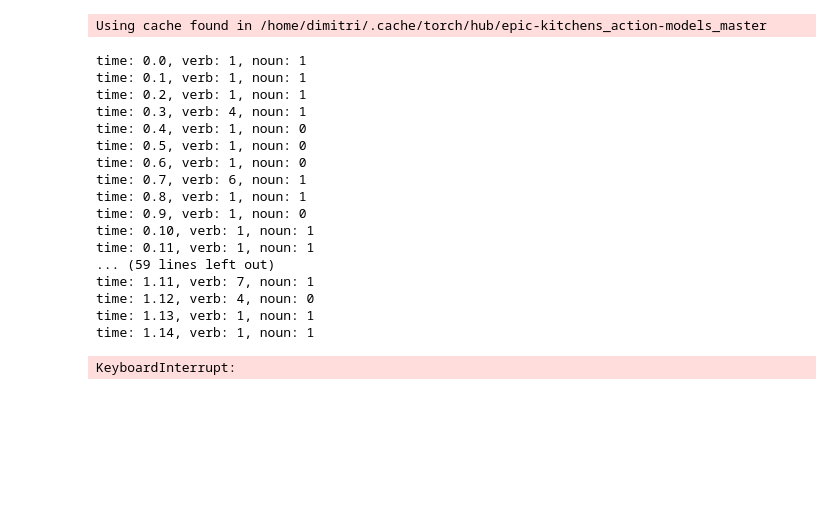
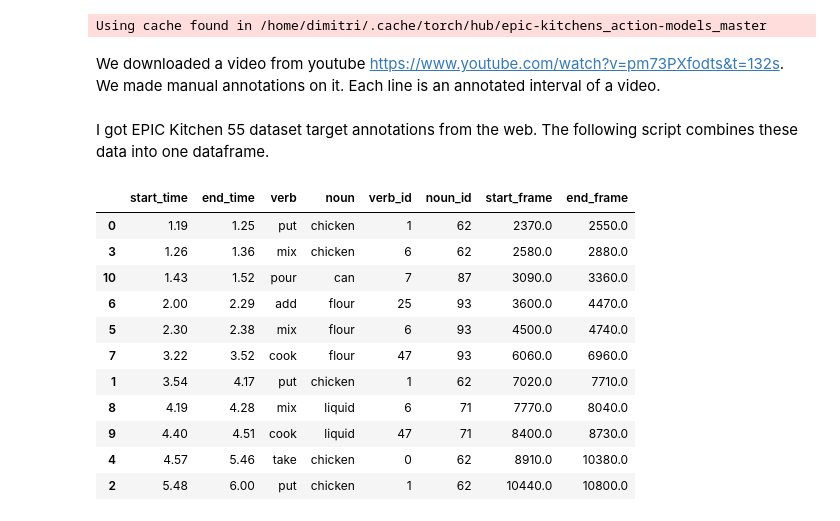
Before and after one commit to dmch-1/epic_kitchen, a Jupyter notebook: epic_kitchen_run_models.ipynb, the cells around one changed output. Cells and saved outputs as stored; diff of their text form; code cells hidden in the pictures; blank space fills up the shorter version.

```diff
--- a/epic_kitchen_run_models.ipynb
+++ b/epic_kitchen_run_models.ipynb
@@ -96,39 +89,3 @@ transform=torchvision.transforms.Compose([
-# %%
-dir_name = os.path.join("../data", "P01_11")
-
-segment_size = 30
-segment_num = 8
-
-step = 30
-frames_n = len(os.listdir(dir_name))
-for k in range(1, frames_n - segment_num * segment_size, step):
-    image_paths = [os.path.join(dir_name, "frame_{}.jpg".format(str(k + i * segment_size).zfill(10))) for i in range(segment_num)]
-    images = [Image.open(image_p).convert('RGB') for image_p in image_paths]
-    inputs = transform(images)
-    features = tsn.features(inputs)
-    verb_logits, noun_logits = tsn.logits(features)
-    print("time: {}.{}, verb: {}, noun: {}".format(
-          (k // segment_size) // 60,
-          (k // segment_size) % 60,
-          torch.argmax(noun_logits).item(),
-          torch.argmax(verb_logits).item()
-         ))
-# %% [output]
-time: 0.0, verb: 1, noun: 1
-time: 0.1, verb: 1, noun: 1
-time: 0.2, verb: 1, noun: 1
-time: 0.3, verb: 4, noun: 1
-time: 0.4, verb: 1, noun: 0
-time: 0.5, verb: 1, noun: 0
-time: 0.6, verb: 1, noun: 0
-time: 0.7, verb: 6, noun: 1
-time: 0.8, verb: 1, noun: 1
-time: 0.9, verb: 1, noun: 0
-time: 0.10, verb: 1, noun: 1
-time: 0.11, verb: 1, noun: 1
-... (59 lines left out)
-time: 1.11, verb: 7, noun: 1
-time: 1.12, verb: 4, noun: 0
-time: 1.13, verb: 1, noun: 1
-time: 1.14, verb: 1, noun: 1
-KeyboardInterrupt:
+# %% [markdown]
+We downloaded a video from youtube https://www.youtube.com/watch?v=pm73PXfodts&t=132s.
+We made manual annotations on it. Each line is an annotated interval of a video.
@@ -134,0 +105,27 @@ KeyboardInterrupt:
+# %% [markdown]
+I got EPIC Kitchen 55 dataset target annotations from the web. The following script combines these data into one dataframe.
+# %%
+noun_classes_data = pd.read_csv("data/EPIC_noun_classes.csv")
+verb_classes_data = pd.read_csv("data/EPIC_verb_classes.csv")
+
+annotations_data = pd.read_csv("data/kfc3.csv")
+annotations = pd.merge(annotations_data, verb_classes_data, left_on='verb', right_on='class_key')
+annotations = pd.merge(annotations, noun_classes_data, left_on='noun', right_on='class_key')
+annotations = annotations[["start_time", "end_time", "verb", "noun", "verb_id", "noun_id"]]
+annotations = annotations.sort_values("start_time")
+annotations["start_frame"] = ((annotations["start_time"] // 1) * 60 + (annotations["start_time"] % 1) * 100) * 30
+annotations["end_frame"] = ((annotations["end_time"] // 1) * 60 + (annotations["end_time"] % 1) * 100) * 30
+annotations
+# %% [output]
+|  | start_time | end_time | verb | noun | verb_id | noun_id | start_frame | end_frame |
+| 0 | 1.19 | 1.25 | put | chicken | 1 | 62 | 2370.0 | 2550.0 |
+| 3 | 1.26 | 1.36 | mix | chicken | 6 | 62 | 2580.0 | 2880.0 |
+| 10 | 1.43 | 1.52 | pour | can | 7 | 87 | 3090.0 | 3360.0 |
+| 6 | 2.00 | 2.29 | add | flour | 25 | 93 | 3600.0 | 4470.0 |
+| 5 | 2.30 | 2.38 | mix | flour | 6 | 93 | 4500.0 | 4740.0 |
+| 7 | 3.22 | 3.52 | cook | flour | 47 | 93 | 6060.0 | 6960.0 |
+| 1 | 3.54 | 4.17 | put | chicken | 1 | 62 | 7020.0 | 7710.0 |
+| 8 | 4.19 | 4.28 | mix | liquid | 6 | 71 | 7770.0 | 8040.0 |
+| 9 | 4.40 | 4.51 | cook | liquid | 47 | 71 | 8400.0 | 8730.0 |
+| 4 | 4.57 | 5.46 | take | chicken | 0 | 62 | 8910.0 | 10380.0 |
+| 2 | 5.48 | 6.00 | put | chicken | 1 | 62 | 10440.0 | 10800.0 |
```
Also changed, not shown: parts of 18 cells of this notebook.
